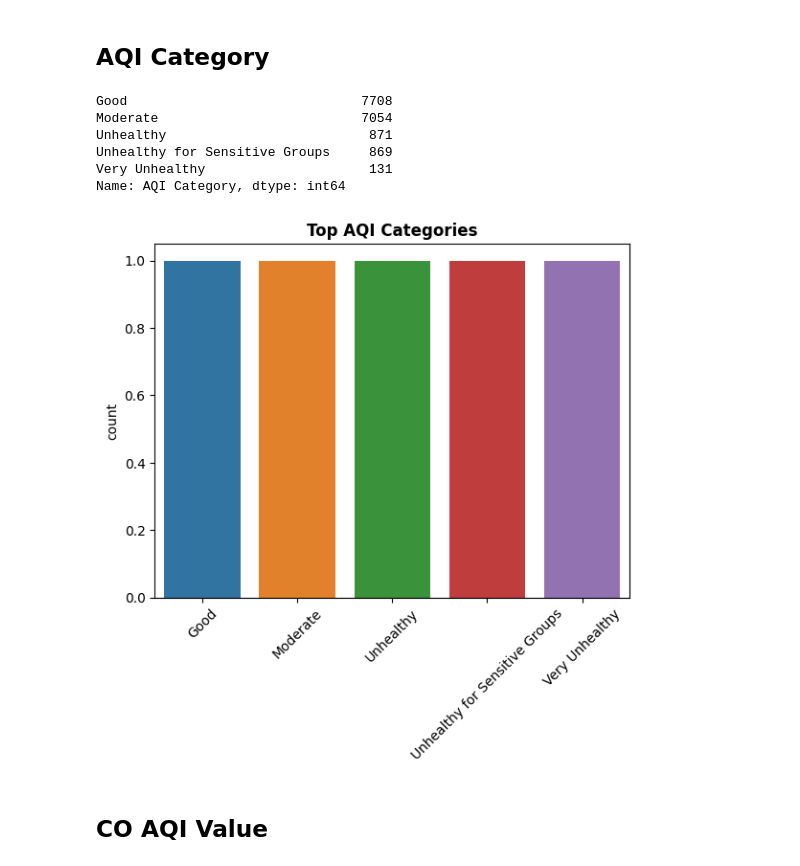
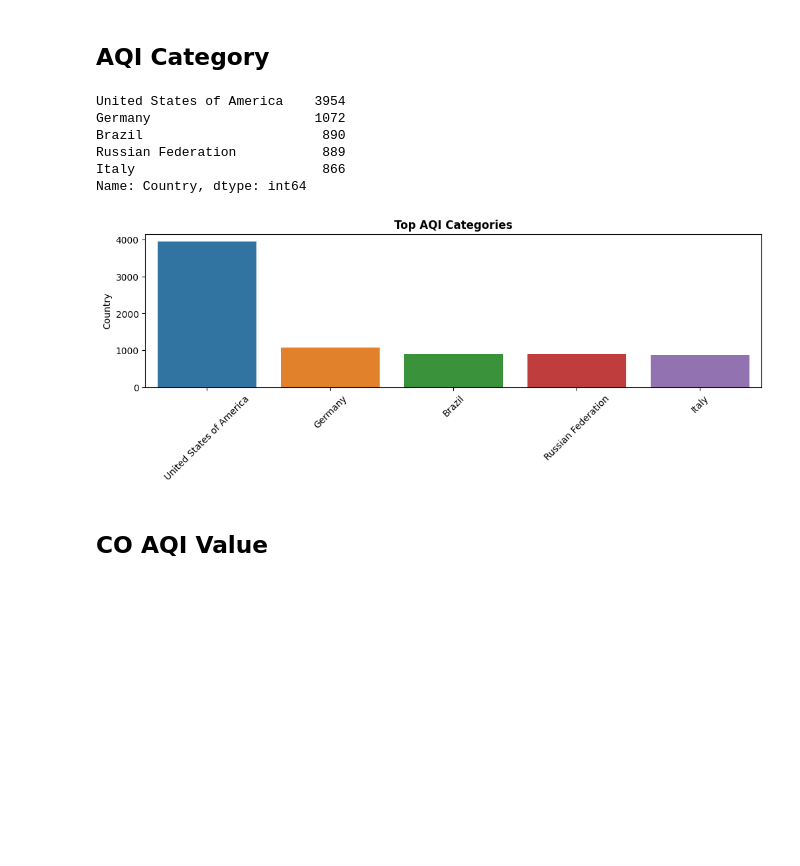
Before and after one commit to eckoecho/Project-2, a Jupyter notebook: World_Air_Quality_Index_by_City_and_Coordinates.ipynb, the cells around one changed output. Cells and saved outputs as stored; diff of their text form; code cells hidden in the pictures; blank space fills up the shorter version.

```diff
--- a/World_Air_Quality_Index_by_City_and_Coordinates.ipynb
+++ b/World_Air_Quality_Index_by_City_and_Coordinates.ipynb
@@ -188,20 +203,20 @@ ax.set_title("Distribution of AQI Values", fontweight="bold");
 # %%
 #Getting most occuring Categories to plot
 top_category = df["AQI Category"].value_counts().head()
 print(top_countries)
 #Plotting Categories in Countplot
-fig, ax = plt.subplots()
-sns.countplot(df, x=top_countries.index)
+fig, ax = plt.subplots(figsize=(12,3))
+sns.barplot(df, x=top_countries.index, y=top_countries)
 plt.xticks(rotation=45)
 ax.set_title("Top AQI Categories", fontweight="bold");
 # %% [output]
-Good                              7708
-Moderate                          7054
-Unhealthy                          871
-Unhealthy for Sensitive Groups     869
-Very Unhealthy                     131
-Name: AQI Category, dtype: int64
+United States of America    3954
+Germany                     1072
+Brazil                       890
+Russian Federation           889
+Italy                        866
+Name: Country, dtype: int64
-[figure, old version]
+[figure, new version]
 # %% [markdown]
 ## CO AQI Value
 # %%
```
Also changed, not shown: parts of 34 cells of this notebook.
